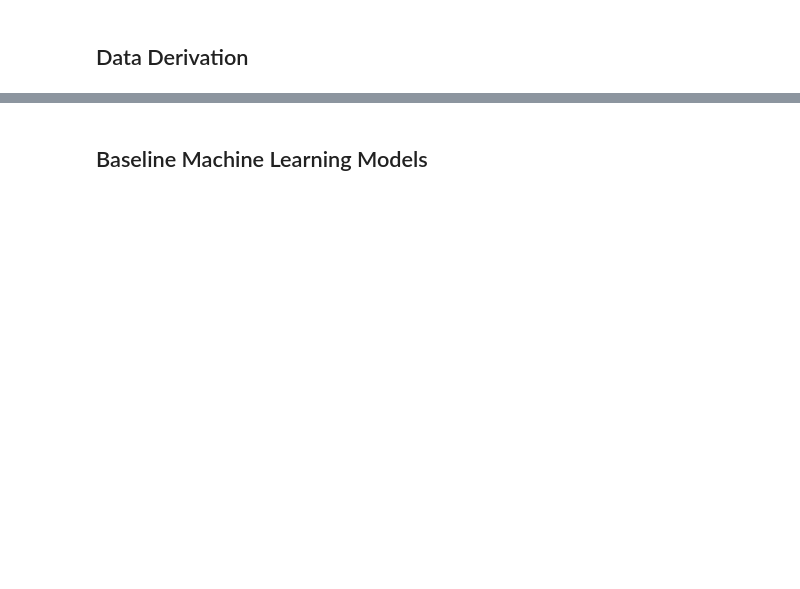
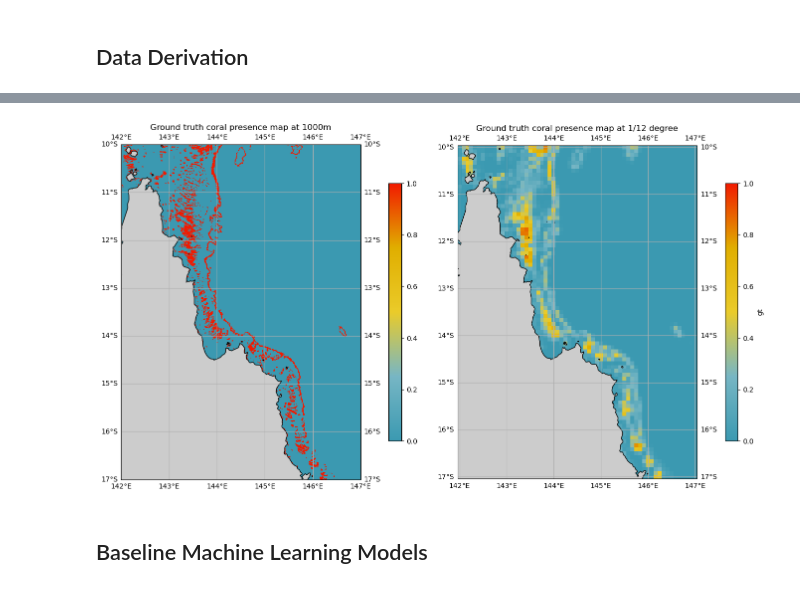
Before and after one commit to orlando-code/coralshift, a Jupyter notebook: notebooks/baselines.ipynb, the cells around one changed output, grey strips where cells are left out. Cells and saved outputs as stored; diff of their text form; code cells hidden in the pictures; blank space fills up the shorter version.

```diff
--- a/notebooks/baselines.ipynb
+++ b/notebooks/baselines.ipynb
@@ -116,10 +276,11 @@ def calculate_magnitude(horizontal_data, vertical_data) -> xa.DataArray:
 thetao_daily = xa.open_dataarray(directories.get_processed_dir() / "arrays/thetao.nc")
 
 # annual average, stdev of annual averages, annual minimum, annual maximum
-thetao_annual_average, thetao_annual_stdev, (thetao_annual_min, thetao_annual_max) = calc_timeseries_params(thetao_daily, "y")
+thetao_annual_average, _, (thetao_annual_min, thetao_annual_max) = baselines.calc_timeseries_params(thetao_daily, "y", "thetao")
 # monthly average, stdev of monthly averages, monthly minimum, monthly maximum
-thetao_monthly_average, thetao_monthly_stdev, (thetao_monthly_min, thetao_monthly_max) = calc_timeseries_params(thetao_daily, "m")
+thetao_monthly_average, thetao_monthly_stdev, (thetao_monthly_min, thetao_monthly_max) = baselines.calc_timeseries_params(
+    thetao_daily, "m", "thetao")
 # annual range (monthly max - monthly min)
-thetao_yearly_range = annual_max - annual_min
+thetao_annual_range = (thetao_annual_max - thetao_annual_min).rename("thetao_annual_range")
 # weekly minimum, weekly maximum
-_, _, (thetao_weekly_min, thetao_weekly_max) = calc_timeseries_params(thetao_daily, "w")
+_, _, (thetao_weekly_min, thetao_weekly_max) = baselines.calc_timeseries_params(thetao_daily, "w", "thetao")
@@ -150,6 +328,16 @@ _, _, (current_monthly_min, current_monthly_max) = calc_timeseries_params(curren
 # %%
-### Load in ground truth data at same resolution as climate (1/12 of a degree)
+### Load in ground truth data
 gt_1000m = xa.open_dataarray(directories.get_processed_dir() / "arrays/coral_raster_1000m.nc")
-gt_climate_res = spatial_data.upsample_xarray_to_target(gt_1000m, 1/12)
+# upsample to same resolution as climate (1/12 of a degree)
+gt_climate_res = spatial_data.upsample_xa_d_to_other(gt_1000m, thetao_annual_average, name = "gt")
+# %%
+### Display different resolutions
+fig, (ax_left, ax_right) = plt.subplots(1, 2, figsize=(16,9), subplot_kw=dict(projection=ccrs.PlateCarree()))
+
+ax1 = spatial_plots.plot_spatial(gt_1000m, fax= (fig,ax_left), title="Ground truth coral presence map at 1000m")
+ax2 = spatial_plots.plot_spatial(
+    gt_climate_res, fax=(fig, ax_right), val_lims = (0,1), title="Ground truth coral presence map at 1/12 degree")
+# %% [output]
+[figure, added]
 # %% [markdown]
 ## Baseline Machine Learning Models
```
Also changed, not shown: parts of 81 cells of this notebook, 3 other files.
